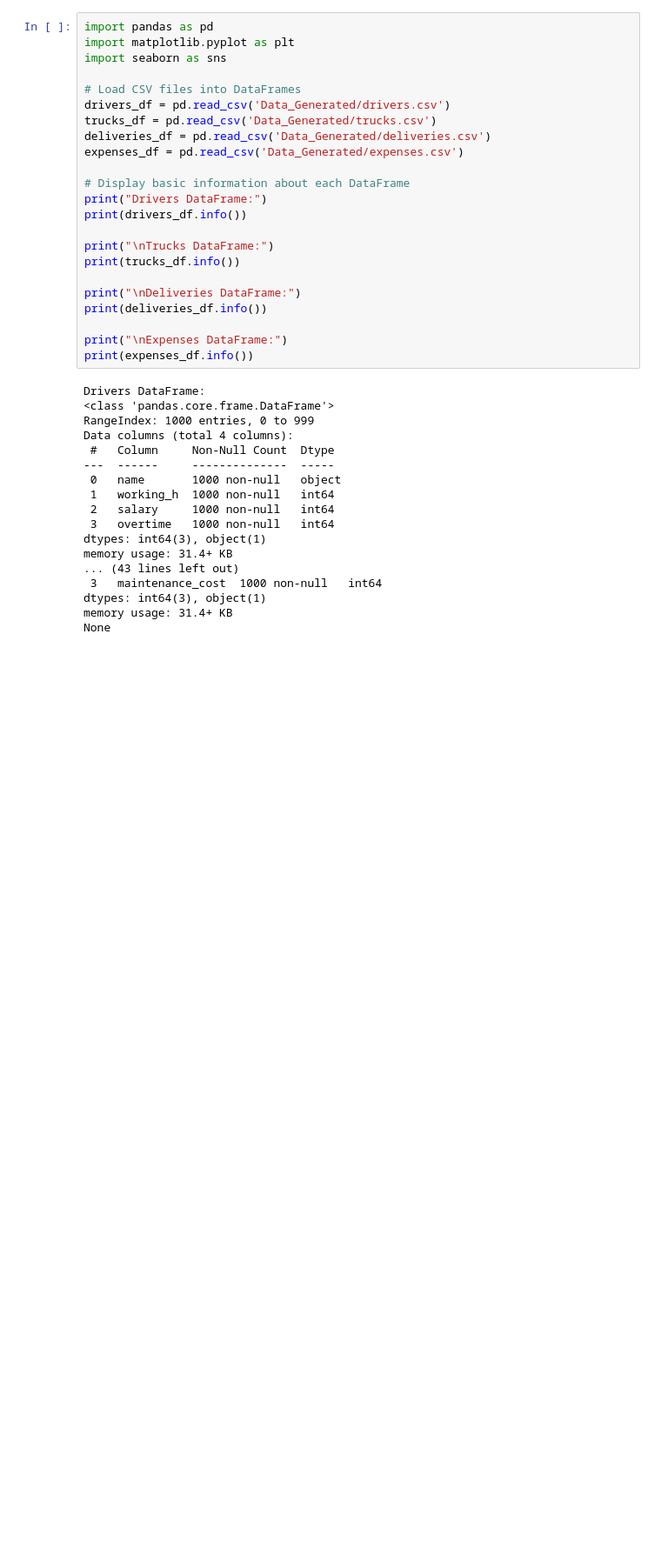
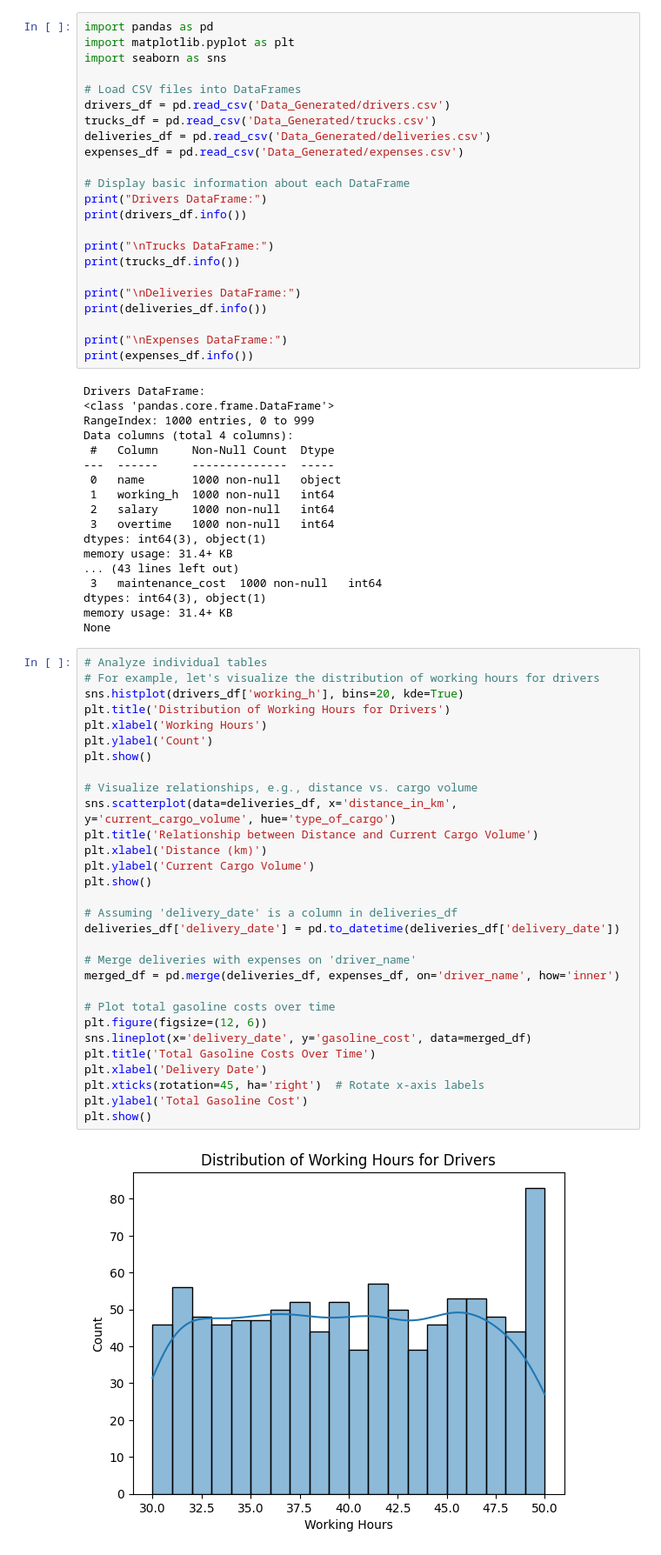
Before and after one commit to BoyanTTodorov/Warehouse, a Jupyter notebook: exploratory_analysis.ipynb, the cells around one changed output. Shown: that part at 87% size. Saved outputs shown, nothing was run; the diff lists cells and outputs as text; blank space fills up the shorter version.

```diff
--- a/exploratory_analysis.ipynb
+++ b/exploratory_analysis.ipynb
@@ -39,3 +39,35 @@ memory usage: 31.4+ KB
 dtypes: int64(3), object(1)
 memory usage: 31.4+ KB
 None
+# %%
+# Analyze individual tables
+# For example, let's visualize the distribution of working hours for drivers
+sns.histplot(drivers_df['working_h'], bins=20, kde=True)
+plt.title('Distribution of Working Hours for Drivers')
+plt.xlabel('Working Hours')
+plt.ylabel('Count')
+plt.show()
+
+# Visualize relationships, e.g., distance vs. cargo volume
+sns.scatterplot(data=deliveries_df, x='distance_in_km', y='current_cargo_volume', hue='type_of_cargo')
+plt.title('Relationship between Distance and Current Cargo Volume')
+plt.xlabel('Distance (km)')
+plt.ylabel('Current Cargo Volume')
+plt.show()
+
+# Assuming 'delivery_date' is a column in deliveries_df
+deliveries_df['delivery_date'] = pd.to_datetime(deliveries_df['delivery_date'])
+
+# Merge deliveries with expenses on 'driver_name'
+merged_df = pd.merge(deliveries_df, expenses_df, on='driver_name', how='inner')
+
+# Plot total gasoline costs over time
+plt.figure(figsize=(12, 6))
+sns.lineplot(x='delivery_date', y='gasoline_cost', data=merged_df)
+plt.title('Total Gasoline Costs Over Time')
+plt.xlabel('Delivery Date')
+plt.xticks(rotation=45, ha='right')  # Rotate x-axis labels
+plt.ylabel('Total Gasoline Cost')
+plt.show()
+# %% [output]
+[figure, added]
```
Also changed, not shown: parts of 2 cells of this notebook.
